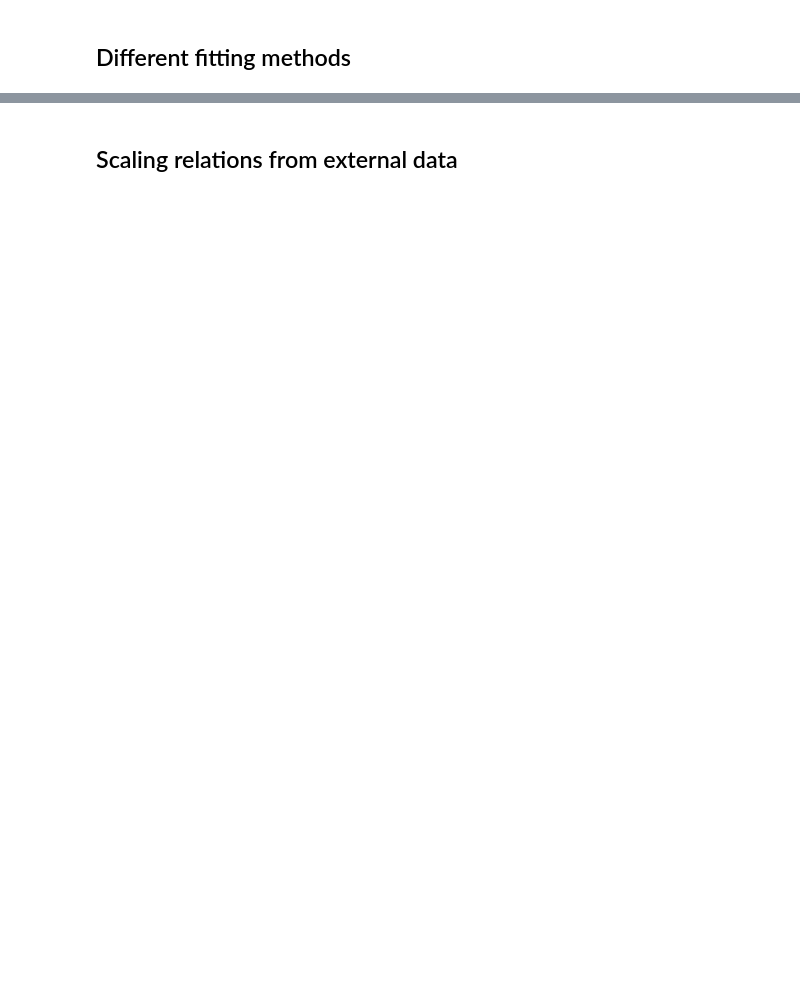
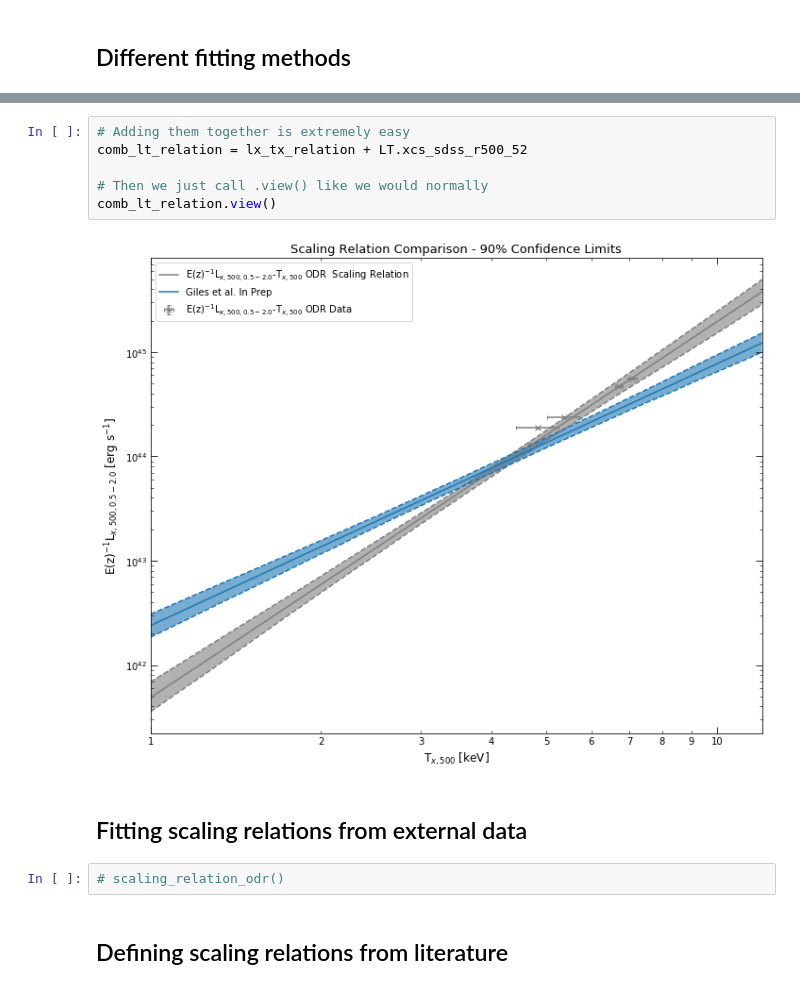
Before and after one commit to DavidT3/XGA, a Jupyter notebook: docs/source/notebooks/tutorials/scaling_relations.ipynb, the cells around one changed output, grey strips where cells are left out. Drawn from its saved outputs; the diff is of its cells as text; blank space fills up the shorter version.

```diff
--- a/docs/source/notebooks/tutorials/scaling_relations.ipynb
+++ b/docs/source/notebooks/tutorials/scaling_relations.ipynb
@@ -46,2 +120,14 @@ srcs = single_temp_apec(srcs, 'r500')
+# %%
+# Adding them together is extremely easy
+comb_lt_relation = lx_tx_relation + LT.xcs_sdss_r500_52
+
+# Then we just call .view() like we would normally
+comb_lt_relation.view()
+# %% [output]
+[figure, added]
 # %% [markdown]
-## Scaling relations from external data
+## Fitting scaling relations from external data
+# %%
+# scaling_relation_odr()
+# %% [markdown]
+## Defining scaling relations from literature
```
Also changed, not shown: parts of 15 cells of this notebook.
